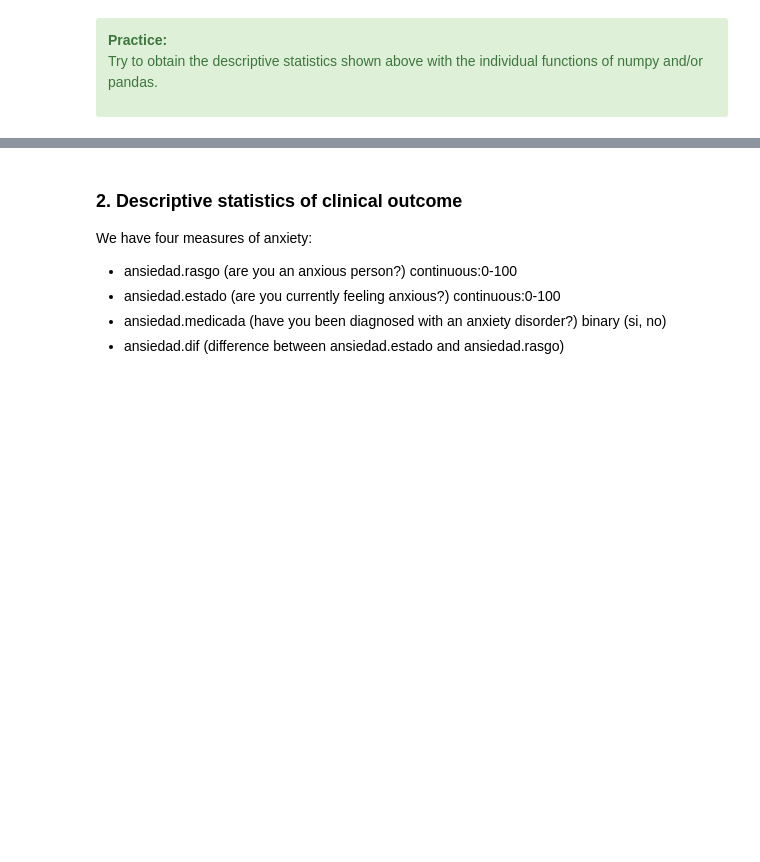
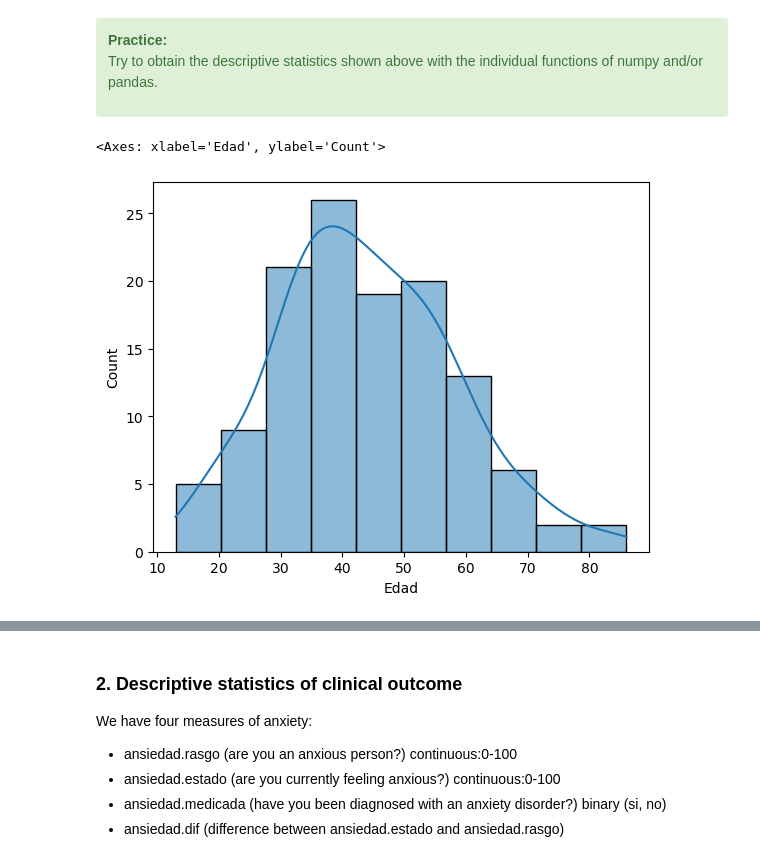
Before and after one commit to MMRES-PyBootcamp/MMRES-python-bootcamp2024, a Jupyter notebook: 07_misophonia_I.ipynb, the cells around one changed output, grey strips where cells are left out. Saved outputs shown, nothing was run; the diff lists cells and outputs as text; code cells hidden in the pictures; blank space fills up the shorter version.

```diff
--- a/07_misophonia_I.ipynb
+++ b/07_misophonia_I.ipynb
@@ -167,6 +221,9 @@ Try to obtain the descriptive statistics shown above with the individual functio
 </div>
 # %%
 # histogram
-sns.distplot(df['Edad'])
+sns.histplot(df['Edad'], kde=True)
+# %% [output]
+<Axes: xlabel='Edad', ylabel='Count'>
+[figure, added]
 # %%
 sns.boxplot(y=df['Edad'])
```
Also changed, not shown: parts of 38 cells of this notebook.
